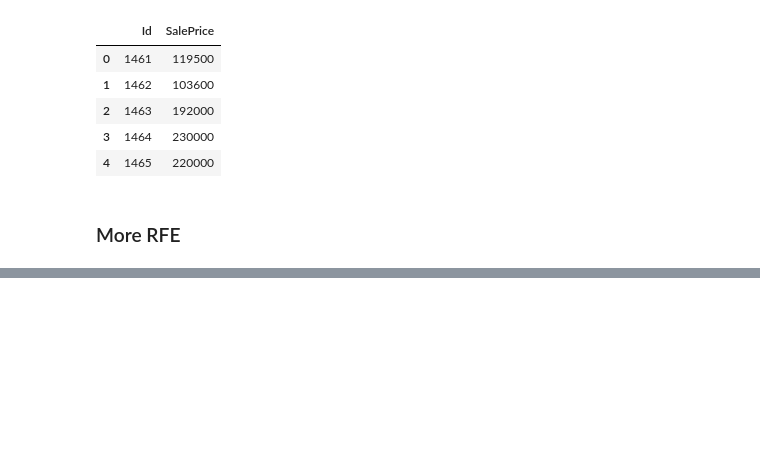
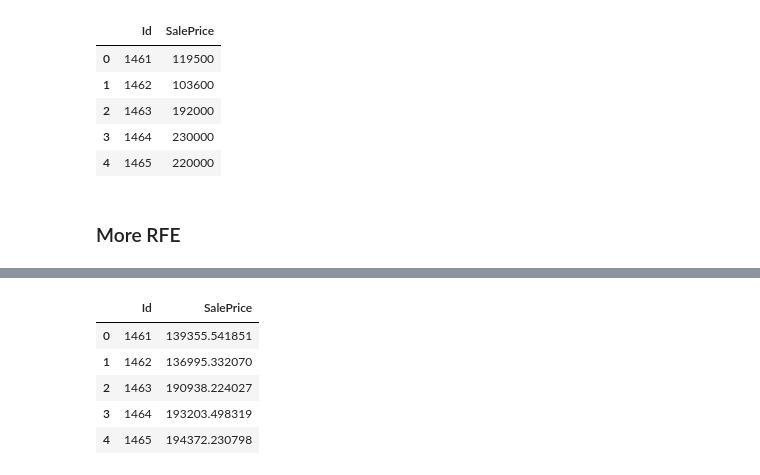
Before and after one commit to greigbingham/kaggle-house-prices, a Jupyter notebook: house_prices_notebook2.ipynb, the cells around one changed output, grey strips where cells are left out. Drawn from its saved outputs; the diff is of its cells as text; code cells hidden in the pictures; blank space fills up the shorter version.

```diff
--- a/house_prices_notebook2.ipynb
+++ b/house_prices_notebook2.ipynb
@@ -691,0 +709,35 @@ output_df.head()
+# %%
+from sklearn.feature_selection import RFE
+from sklearn.svm import SVR
+
+np.random.seed(17)
+
+X = house_prices_train_transform.drop("SalePrice", axis=1)
+y = house_prices_train_transform["SalePrice"]
+
+X_train, X_test, y_train, y_test = train_test_split(X, y, test_size=0.2)
+
+estimator = SVR(kernel="linear")
+selector = RFE(estimator, n_features_to_select=10, step=1)
+selector = selector.fit(X_train, y_train)
+selector.support_
+
+actual_preds = selector.predict(actual_test_set)
+
+output_df = pd.DataFrame()
+
+output_df["Id"] = list(range(1461,2920))
+output_df["SalePrice"] = actual_preds
+
+output_df.head()
+
+output_df.to_csv('Submissions\submission_20220303_RFE_SVR_10.csv', index=False)
+
+output_df.head()
+# %% [output]
+|  | Id | SalePrice |
+| 0 | 1461 | 139355.541851 |
+| 1 | 1462 | 136995.332070 |
+| 2 | 1463 | 190938.224027 |
+| 3 | 1464 | 193203.498319 |
+| 4 | 1465 | 194372.230798 |
```
Also changed, not shown: parts of 2 cells of this notebook.
